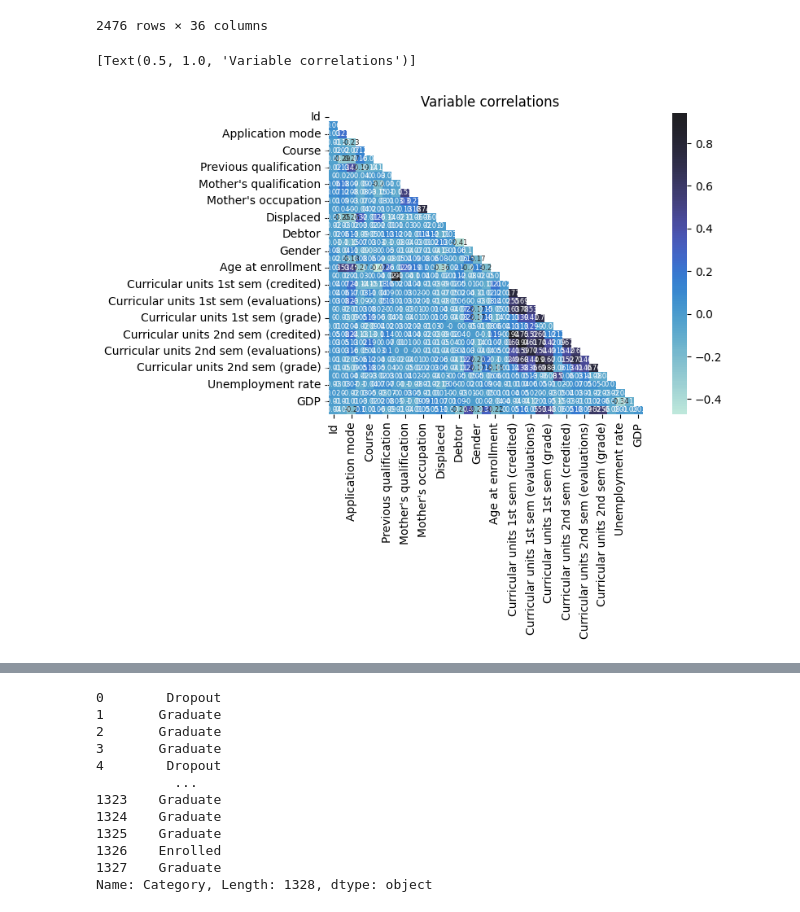
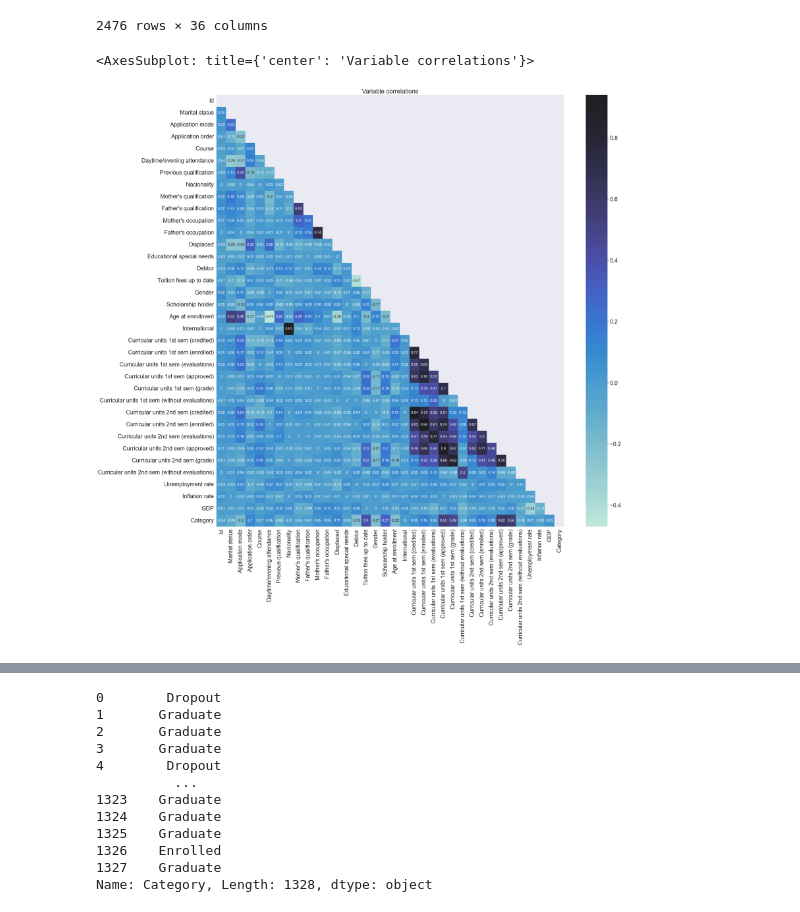
Before and after one commit to isidoracupara/kaggle-student-droupout, a Jupyter notebook: student_dropout_classification.ipynb, the cells around one changed output, grey strips where cells are left out. Cells and saved outputs as stored; diff of their text form; code cells hidden in the pictures.

Commit message:
📊 Fix graphs

```diff
--- a/student_dropout_classification.ipynb
+++ b/student_dropout_classification.ipynb
@@ -27,38 +27,31 @@ train_dropout_data
 # %%
 # clean Category column
 # Graduated = 2; Enrolled = 1; Dropout = 0
-train_dropout_data_2 = pd.DataFrame(train_dropout_data)
+train_dropout_data_2 = pd.DataFrame(train_dropout_data).copy(deep=True)
 
 train_dropout_data_2['Category'].replace(['Graduate'],2, inplace=True)
 train_dropout_data_2['Category'].replace(['Enrolled'],1, inplace=True)
 train_dropout_data_2['Category'].replace(['Dropout'],0, inplace=True)
 
 # explore and understand the data
 # Define the plot
-fig, ax = plt.subplots(figsize=(13,7))
+fig, ax = plt.subplots(figsize=(30,30))
 
 # Add title to the Heat map
 title = 'Variable correlations'
 
 # Set the font size and the distance of the title from the plot
-plt.title(title,fontsize=18)
-ttl = ax.title
-ttl.set_position([0.5,1.05])
+plt.title(title,fontsize=24)
 
-# Hide ticks for X & Y axis
-ax.set_xticks([])
-ax.set_yticks([])
-
-# Remove the axes
-ax.axis('off')
 
 # Use the heatmap function from the seaborn package
-sns.heatmap(result,annot=labels,fmt="",cmap='RdYlGn',linewidths=0.30,ax=ax)
+correlation = train_dropout_data_2.corr().round(2)
+mask = np.triu(np.ones_like(correlation, dtype=bool))
 
-correlation = train_dropout_data.corr().round(2)
-mask = np.triu(np.ones_like(correlation, dtype=bool))
-correlation_heatmap = sns.heatmap(correlation,annot=True,mask=mask ,center=1, cbar = True,annot_kws={"size":6})
+correlation_heatmap = sns.heatmap(correlation,annot=True, mask=mask ,center=1, cbar = True,annot_kws={"size":14})
+sns.set(font_scale=2)
+correlation_heatmap
 # %% [output]
-[Text(0.5, 1.0, 'Variable correlations')]
+<AxesSubplot: title={'center': 'Variable correlations'}>
-[figure, old version]
+[figure, new version]
 # %%
```
Also changed, not shown: parts of 5 cells of this notebook, 7 other files.
